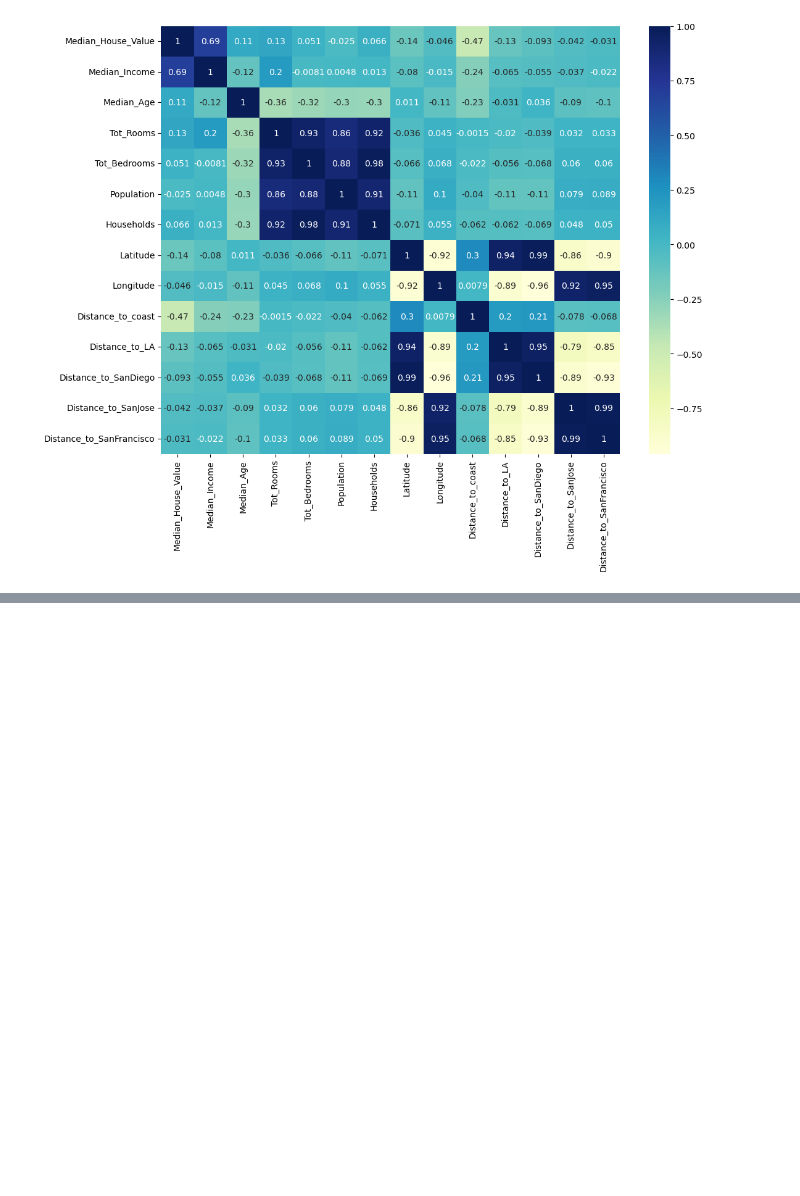
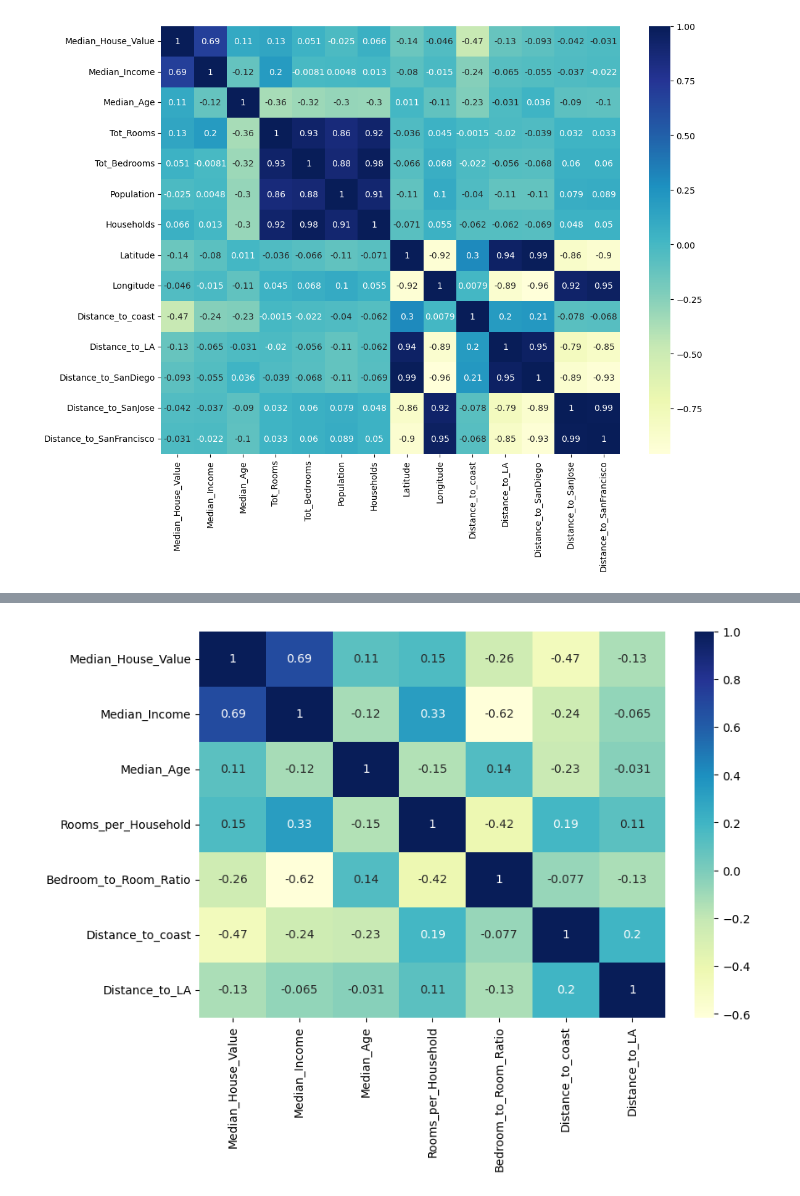
Before and after one commit to SujitChintala/California-House-Price-Prediction, a Jupyter notebook: main.ipynb, the cells around one changed output, grey strips where cells are left out. Cells and saved outputs as stored; diff of their text form; code cells hidden in the pictures; blank space fills up the shorter version.

```diff
--- a/main.ipynb
+++ b/main.ipynb
@@ -144,0 +164,3 @@ plt.show()
+# %%
+# Create a new feature named 'Rooms_per_Household' by dividing 'Tot_Rooms' by 'Households'
+data['Rooms_per_Household'] = data['Tot_Rooms'] / data['Households']
@@ -144,0 +197,3 @@ plt.show()
+# %%
+# Creating the new feature 'Bedroom_to_Room_Ratio' by dividing 'Tot_Bedrooms' by 'Tot_Rooms'
+data['Bedroom_to_Room_Ratio'] = data['Tot_Bedrooms'] / data['Tot_Rooms']
@@ -144,0 +237,4 @@ plt.show()
+# %%
+# Final dataset with selected features
+final_data = data[['Median_House_Value', 'Median_Income', 'Median_Age', 'Rooms_per_Household', 'Bedroom_to_Room_Ratio', 'Distance_to_coast', 'Distance_to_LA']]
+final_data
@@ -144,0 +267,10 @@ plt.show()
+# %%
+# Corralation matrix heatmap of our final dataset
+plt.figure(figsize=(9,6))
+sns.heatmap(final_data.corr(),
+            annot = True,
+            cmap = 'YlGnBu'
+            )
+plt.show()
+# %% [output]
+[figure, added]
```
Also changed, not shown: parts of 8 cells of this notebook.
